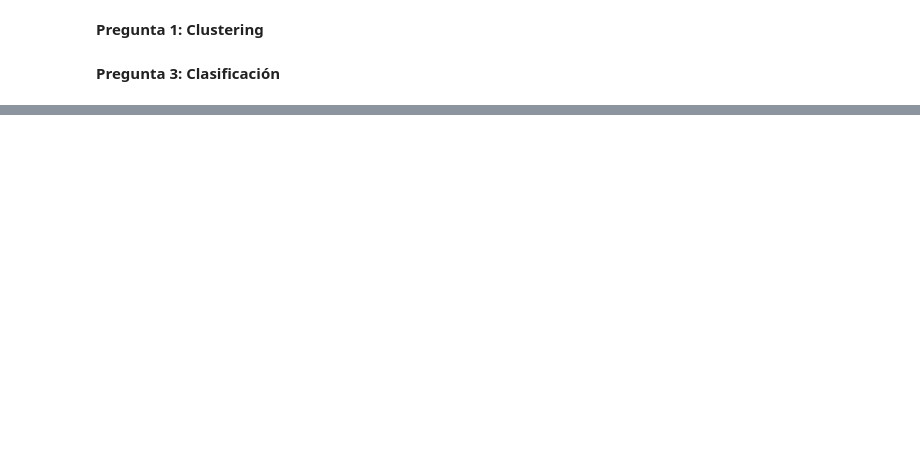
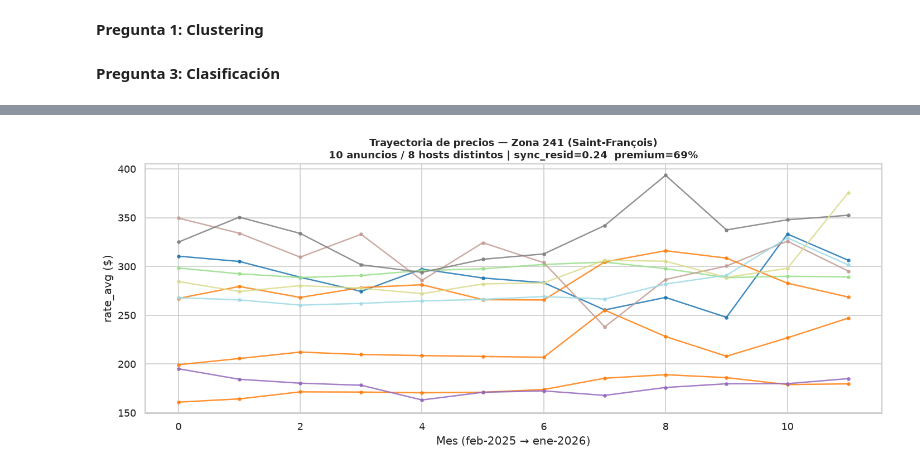
Before and after one commit to Rajevic-0/Proyecto-Mineria-De-Datos, a Jupyter notebook: Notebooks/Hito_1.ipynb, the cells around one changed output, grey strips where cells are left out. Saved outputs shown, nothing was run; the diff lists cells and outputs as text; code cells hidden in the pictures; blank space fills up the shorter version.

```diff
--- a/Notebooks/Hito_1.ipynb
+++ b/Notebooks/Hito_1.ipynb
@@ -750,0 +805,13 @@ Pregunta 4: Anomalías
+# %%
+# Micro-zonas geograficas con DBSCAN sobre coordenadas en radianes (metrica haversine)
+coords_rad = np.radians(df_p4[['latitude', 'longitude']].values)
+
+eps_km  = 0.5                 # radio ~0.5 km -> escala de "misma manzana"
+eps_rad = eps_km / 6371.0     # radio terrestre medio en km
+
+db = DBSCAN(eps=eps_rad, min_samples=5, algorithm='ball_tree', metric='haversine')
+df_p4['zona'] = db.fit_predict(coords_rad)
+
+n_zonas = df_p4.loc[df_p4['zona'] >= 0, 'zona'].nunique()
+print(f"Zonas geograficas encontradas : {n_zonas:,}")
+print(f"Anuncios sin zona (ruido)      : {(df_p4['zona'] == -1).sum():,}")
@@ -750,0 +1134,22 @@ Pregunta 4: Anomalías
+# %%
+# Visual: trayectorias de precio de la zona colusiva de mayor riesgo (cada linea = anuncio, color = host)
+top = colusivas.iloc[0] if len(colusivas) else sospechosas.iloc[0]
+zid, zcity = top['zona'], top['city']
+ids_z = [i for i in df_p4.loc[df_p4['zona'] == zid, 'listing_id'] if i in rates_mes.index]
+serie = rates_mes.loc[ids_z]
+host_of = df_p4.set_index('listing_id').loc[ids_z, 'host_id']
+host_color = {h: c for h, c in zip(host_of.unique(),
+              plt.cm.tab20(np.linspace(0, 1, host_of.nunique())))}
+
+fig, ax = plt.subplots(figsize=(12, 5))
+for lid in ids_z:
+    ax.plot(range(serie.shape[1]), serie.loc[lid].values, marker='o', ms=3,
+            alpha=0.85, color=host_color[host_of.loc[lid]])
+ax.set_title(f"Trayectoria de precios — Zona {int(zid)} ({zcity})\n"
+             f"{len(ids_z)} anuncios / {host_of.nunique()} hosts distintos | "
+             f"sync_resid={top['sync_resid']:.2f}  premium={top['premium_vs_ciudad_pct']:.0f}%",
+             fontsize=11, fontweight='bold')
+ax.set_xlabel('Mes (feb-2025 → ene-2026)'); ax.set_ylabel('rate_avg ($)')
+plt.tight_layout(); plt.show()
+# %% [output]
+[figure, added]
```
Also changed, not shown: parts of 21 cells of this notebook.
